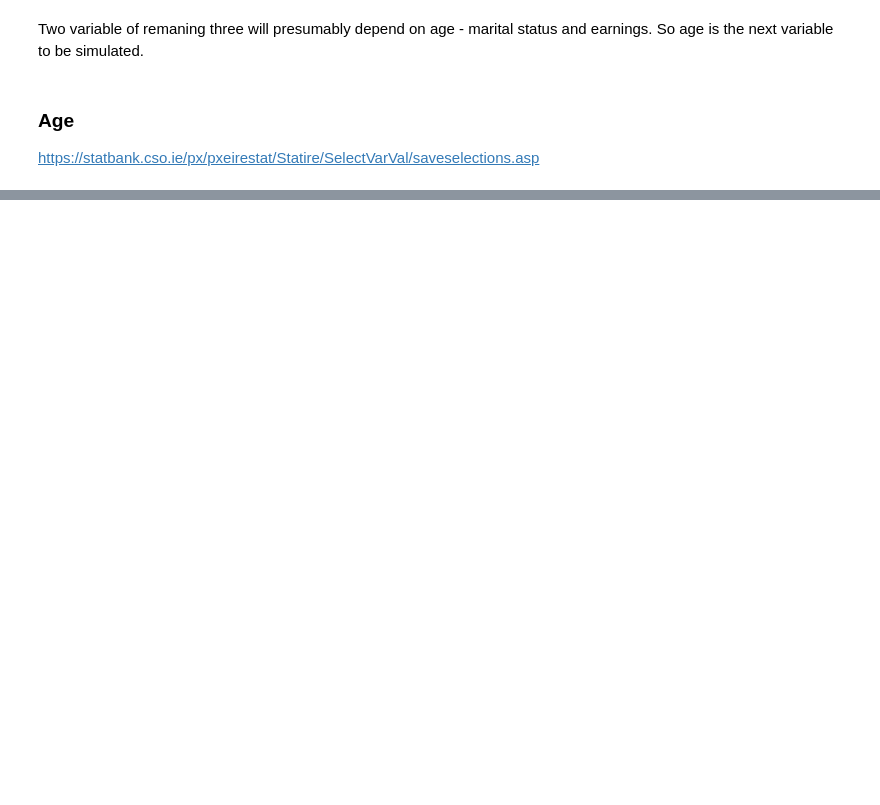
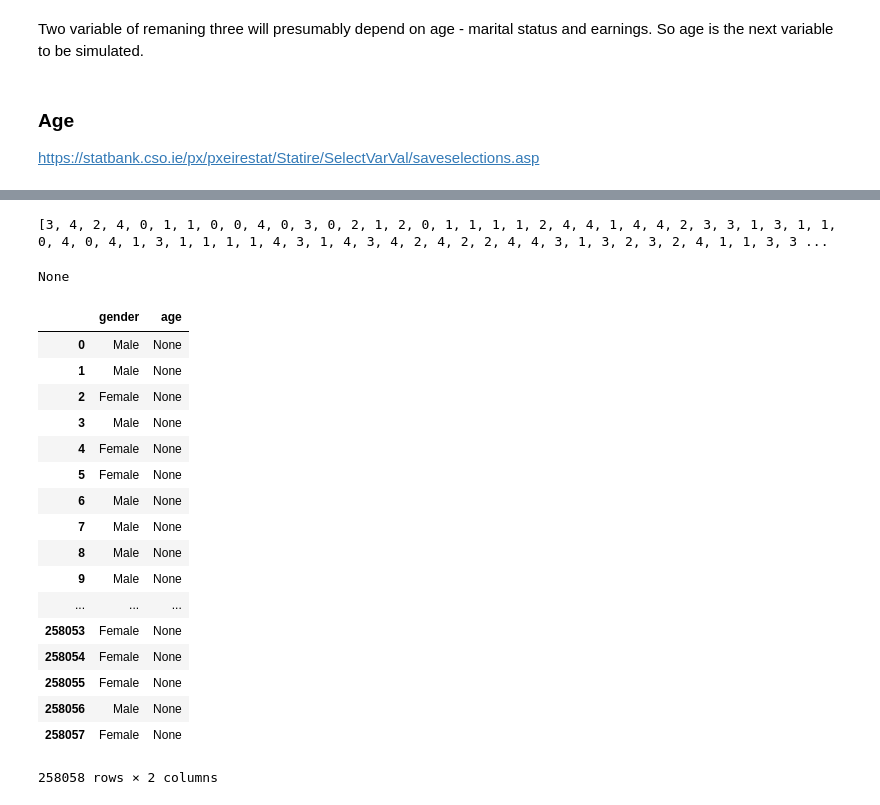
Before and after one commit to Vitalismirnov/ProgrammingDA_Project, a Jupyter notebook: ProgDA_Project_VSmirnovs.ipynb, the cells around one changed output, grey strips where cells are left out. Cells and saved outputs as stored; diff of their text form; code cells hidden in the pictures; blank space fills up the shorter version.

```diff
--- a/ProgDA_Project_VSmirnovs.ipynb
+++ b/ProgDA_Project_VSmirnovs.ipynb
@@ -77,3 +76,54 @@ age = np.array[]
+# %%
+a = (np.random.randint(0, 5, 7799))
+# a is an array, we want to use extend funfrion, so needs to be converted to list
+# https://docs.scipy.org/doc/numpy/reference/generated/numpy.ndarray.tolist.html
+age = list(a)
+# extend the list
+# https://stackabuse.com/append-vs-extend-in-python-lists/
+# similar proportion fall into 10-25 categories, so group together
+# also 45-54, 55-61 and 80+
+age.extend(np.random.randint(5, 10, 18885))
+age.extend(np.random.randint(10, 25, 50268))
+age.extend(np.random.randint(25, 30, 15304))
+age.extend(np.random.randint(30, 35, 18859))
+age.extend(np.random.randint(35, 40, 21175))
+age.extend(np.random.randint(40, 45, 19420) )
+age.extend(np.random.randint(45, 55, 33487))
+age.extend(np.random.randint(55, 65, 27955))
+age.extend(np.random.randint(65, 70, 11434))
+age.extend(np.random.randint(70, 75, 8808))
+age.extend(np.random.randint(75, 79, 6239))
+age.extend(np.random.randint(80, 100, 8425))
+len(age)
+print(age)
+# %% [output]
+[3, 4, 2, 4, 0, 1, 1, 0, 0, 4, 0, 3, 0, 2, 1, 2, 0, 1, 1, 1, 1, 2, 4, 4, 1, 4, 4, 2, 3, 3, 1, 3, 1, 1, 0, 4, 0, 4, 1, 3, 1, 1, 1, 1, 4, 3, 1, 4, 3, 4, 2, 4, 2, 2, 4, 4, 3, 1, 3, 2, 3, 2, 4, 1, 1, 3, 3 ...
+# %%
+age = np.asarray(age)
+age = np.random.shuffle(age)
+print(age)
+df['age']=np.asarray(age)
+df
+# %% [output]
+None
+|  | gender | age |
+| 0 | Male | None |
+| 1 | Male | None |
+| 2 | Female | None |
+| 3 | Male | None |
+| 4 | Female | None |
+| 5 | Female | None |
+| 6 | Male | None |
+| 7 | Male | None |
+| 8 | Male | None |
+| 9 | Male | None |
+| ... | ... | ... |
+| 258053 | Female | None |
+| 258054 | Female | None |
+| 258055 | Female | None |
+| 258056 | Male | None |
+| 258057 | Female | None |
+258058 rows × 2 columns
 # %%
 
 
```
Also changed, not shown: parts of 6 cells of this notebook.
